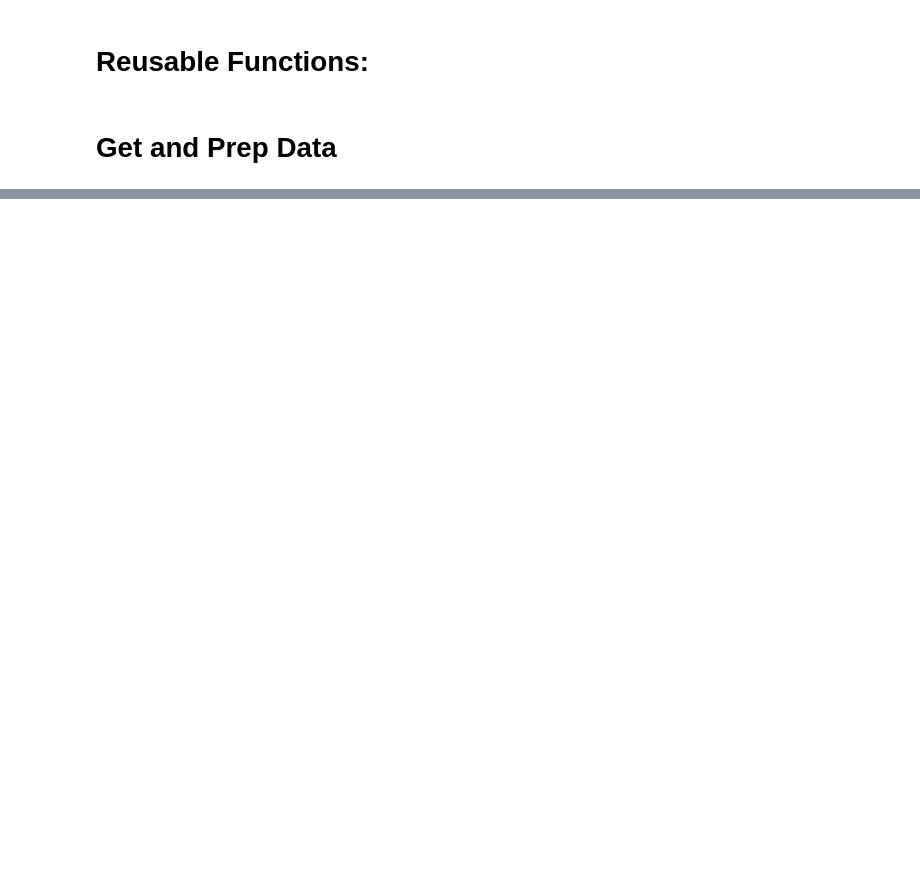
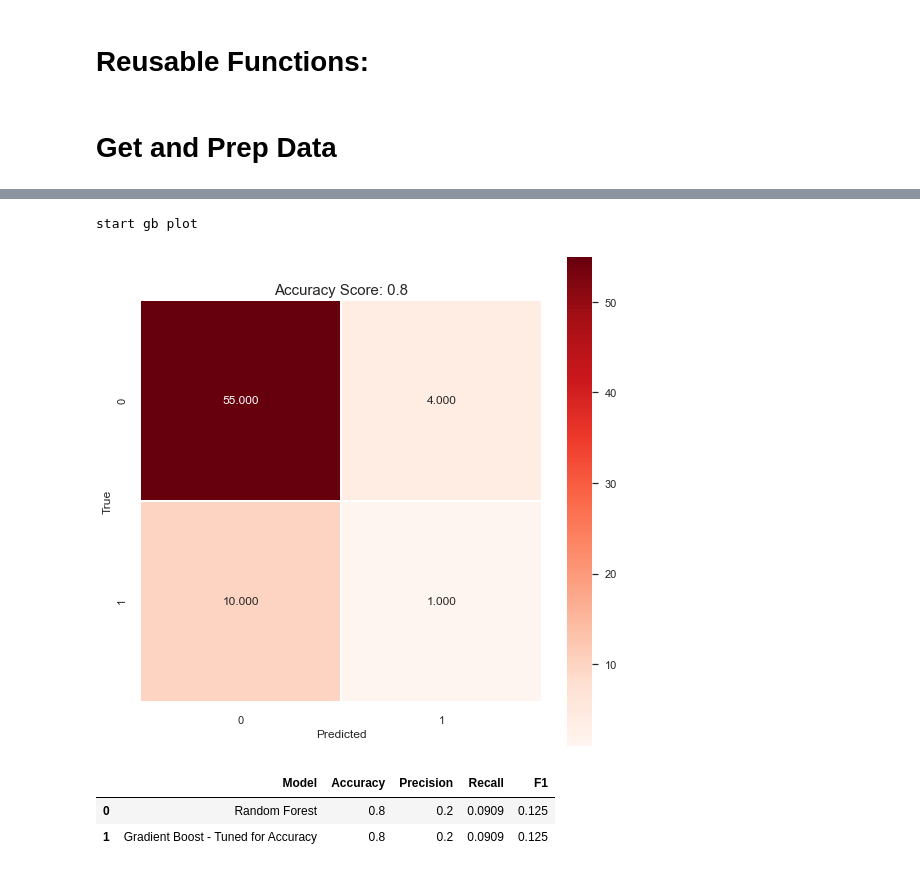
Before and after one commit to bcullinan32/CapstoneProject, a Jupyter notebook: Capstone_Modeling.ipynb, the cells around one changed output, grey strips where cells are left out. Drawn from its saved outputs; the diff is of its cells as text; code cells hidden in the pictures; blank space fills up the shorter version.

```diff
--- a/Capstone_Modeling.ipynb
+++ b/Capstone_Modeling.ipynb
@@ -239,0 +579,26 @@ completeDF_Imputed
+# %%
+print("start gb plot")
+cm, score = createConfMatrix(gb,y_test, y_pred_gb, x_test) # model, y_test, y_pred, x_test
+
+# plot result
+plt.figure(figsize=(9,9))
+fig= sns.heatmap(cm, annot=True, fmt=".3f", linewidths=.5, square = True, cmap = 'Reds');
+all_sample_title = "Accuracy Score: " + score.astype('str')
+plt.title(all_sample_title, size = 15);
+plt.savefig(plotLoc+'GB_CM_LS_FeatSelect.png')
+# %% [output]
+start gb plot
+[figure, added]
+# %%
+#  GB -- Precision/Recall Scores
+
+## Set Params
+model_name = "Gradient Boost - Tuned for Accuracy"
+
+## Call Function
+summaryDF = summaryStats(model_name,y_test, y_pred_gb, summaryStatsDF) # modelName(str), y_test, y_pred, df
+summaryDF
+# %% [output]
+|  | Model | Accuracy | Precision | Recall | F1 |
+| 0 | Random Forest | 0.8 | 0.2 | 0.0909 | 0.125 |
+| 1 | Gradient Boost - Tuned for Accuracy | 0.8 | 0.2 | 0.0909 | 0.125 |
```
Also changed, not shown: parts of 68 cells of this notebook, 16 other files.
